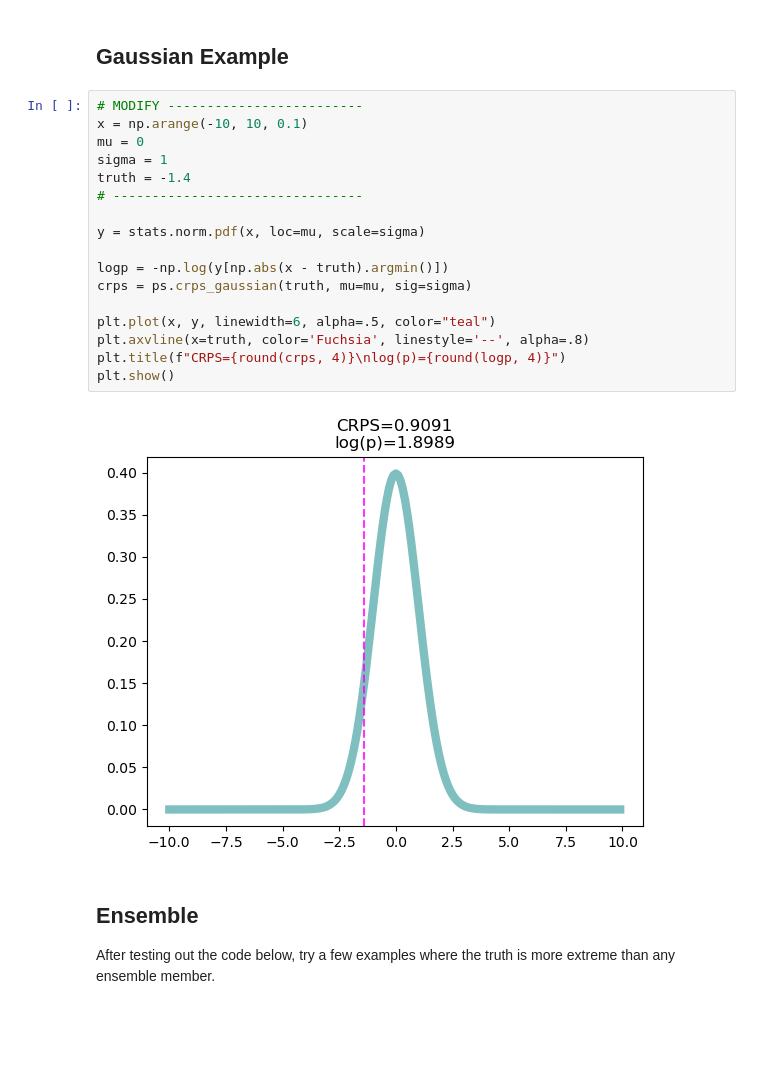
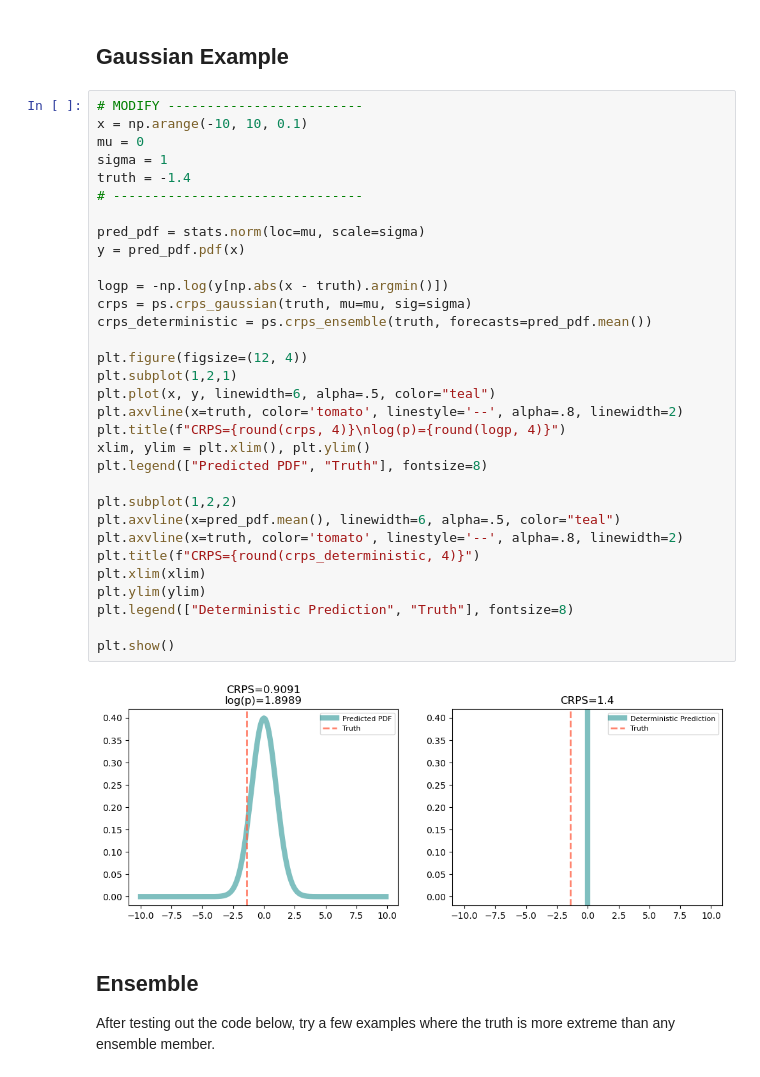
Before and after one commit to eabarnes1010/ai_weather_to_climate_ats780A8, a Jupyter notebook: lecture_code/ensemble_crps.ipynb, the cells around one changed output. Saved outputs shown, nothing was run; the diff lists cells and outputs as text; blank space fills up the shorter version.

Commit message:
added deterministic component

```diff
--- a/lecture_code/ensemble_crps.ipynb
+++ b/lecture_code/ensemble_crps.ipynb
@@ -15,22 +15,37 @@ import matplotlib.pyplot as plt
 # %%
 # MODIFY -------------------------
 x = np.arange(-10, 10, 0.1)
 mu = 0
 sigma = 1
 truth = -1.4
 # --------------------------------
 
-y = stats.norm.pdf(x, loc=mu, scale=sigma)
+pred_pdf = stats.norm(loc=mu, scale=sigma)
+y = pred_pdf.pdf(x)
 
 logp = -np.log(y[np.abs(x - truth).argmin()])
 crps = ps.crps_gaussian(truth, mu=mu, sig=sigma)
+crps_deterministic = ps.crps_ensemble(truth, forecasts=pred_pdf.mean())
 
+plt.figure(figsize=(12, 4))
+plt.subplot(1,2,1)
 plt.plot(x, y, linewidth=6, alpha=.5, color="teal")
-plt.axvline(x=truth, color='Fuchsia', linestyle='--', alpha=.8)
+plt.axvline(x=truth, color='tomato', linestyle='--', alpha=.8, linewidth=2)
 plt.title(f"CRPS={round(crps, 4)}\nlog(p)={round(logp, 4)}")
+xlim, ylim = plt.xlim(), plt.ylim()
+plt.legend(["Predicted PDF", "Truth"], fontsize=8)
+
+plt.subplot(1,2,2)
+plt.axvline(x=pred_pdf.mean(), linewidth=6, alpha=.5, color="teal")
+plt.axvline(x=truth, color='tomato', linestyle='--', alpha=.8, linewidth=2)
+plt.title(f"CRPS={round(crps_deterministic, 4)}")
+plt.xlim(xlim)
+plt.ylim(ylim)
+plt.legend(["Deterministic Prediction", "Truth"], fontsize=8)
+
 plt.show()
 # %% [output]
-[figure, old version]
+[figure, new version]
 # %% [markdown]
 ## Ensemble
 
```
Also changed, not shown: parts of 1 cell of this notebook.
